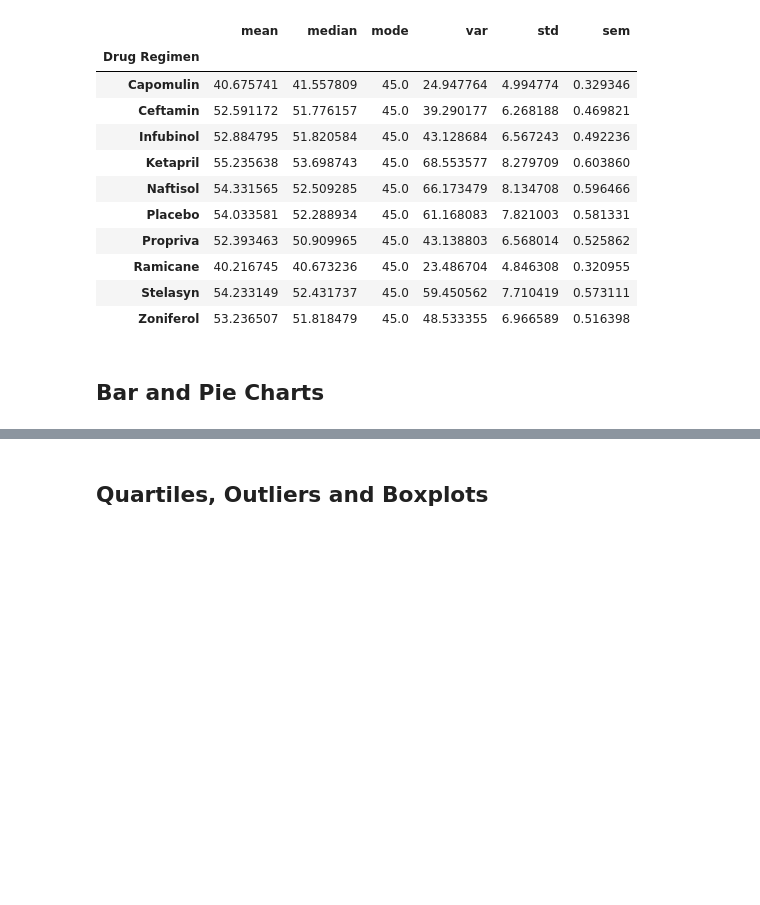
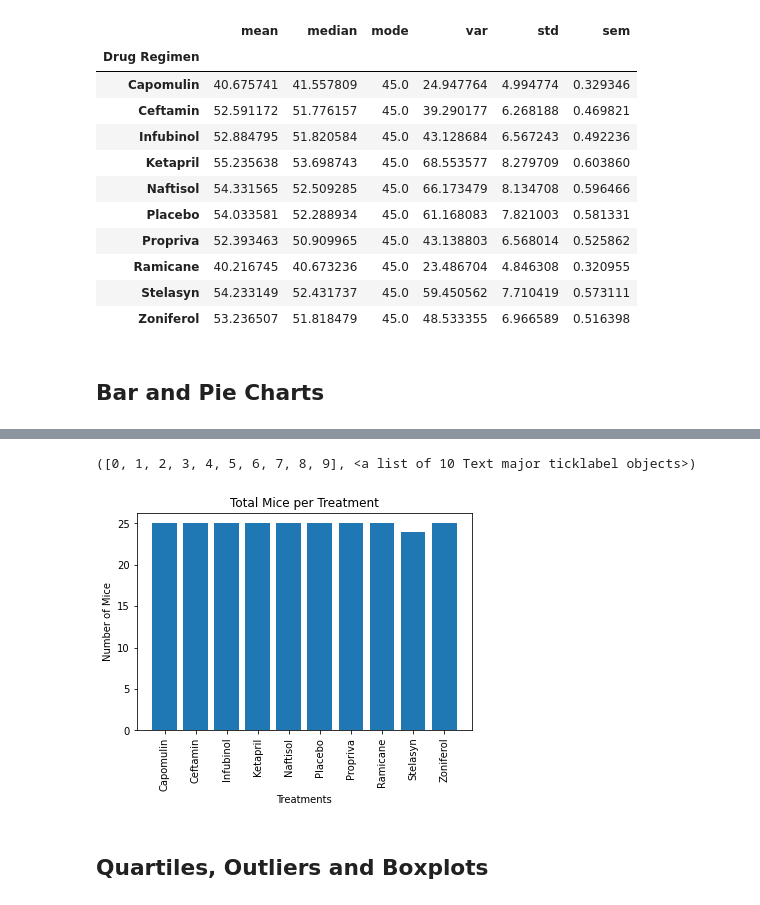
Before and after one commit to potterc22/MatPlotLib-Challenge, a Jupyter notebook: pymaceuticals_starter.ipynb, the cells around one changed output, grey strips where cells are left out. Drawn from its saved outputs; the diff is of its cells as text; code cells hidden in the pictures; blank space fills up the shorter version.

```diff
--- a/pymaceuticals_starter.ipynb
+++ b/pymaceuticals_starter.ipynb
@@ -128,3 +145,15 @@ clean_df.groupby('Drug Regimen')['Tumor Volume (mm3)'].agg([np.mean,np.median,pd
+# %%
+# Generate a bar plot showing the total number of mice for each treatment throughout the course of the study using pyplot.
+# Found how to sort a unique list here: https://stackoverflow.com/questions/32072076/find-the-unique-values-in-a-column-and-then-sort-them
+treatments = np.sort(clean_df['Drug Regimen'].unique())
+plt.bar(treatments, clean_df.groupby('Drug Regimen')['Mouse ID'].nunique(), align='center')
+plt.xlabel('Treatments')
+plt.ylabel('Number of Mice')
+plt.title('Total Mice per Treatment')
+plt.xticks(rotation='vertical')
+# %% [output]
+([0, 1, 2, 3, 4, 5, 6, 7, 8, 9], <a list of 10 Text major ticklabel objects>)
+[figure, added]
 # %%
 # Generate a pie plot showing the distribution of female versus male mice using pandas
 # %%
```
Also changed, not shown: parts of 6 cells of this notebook.
